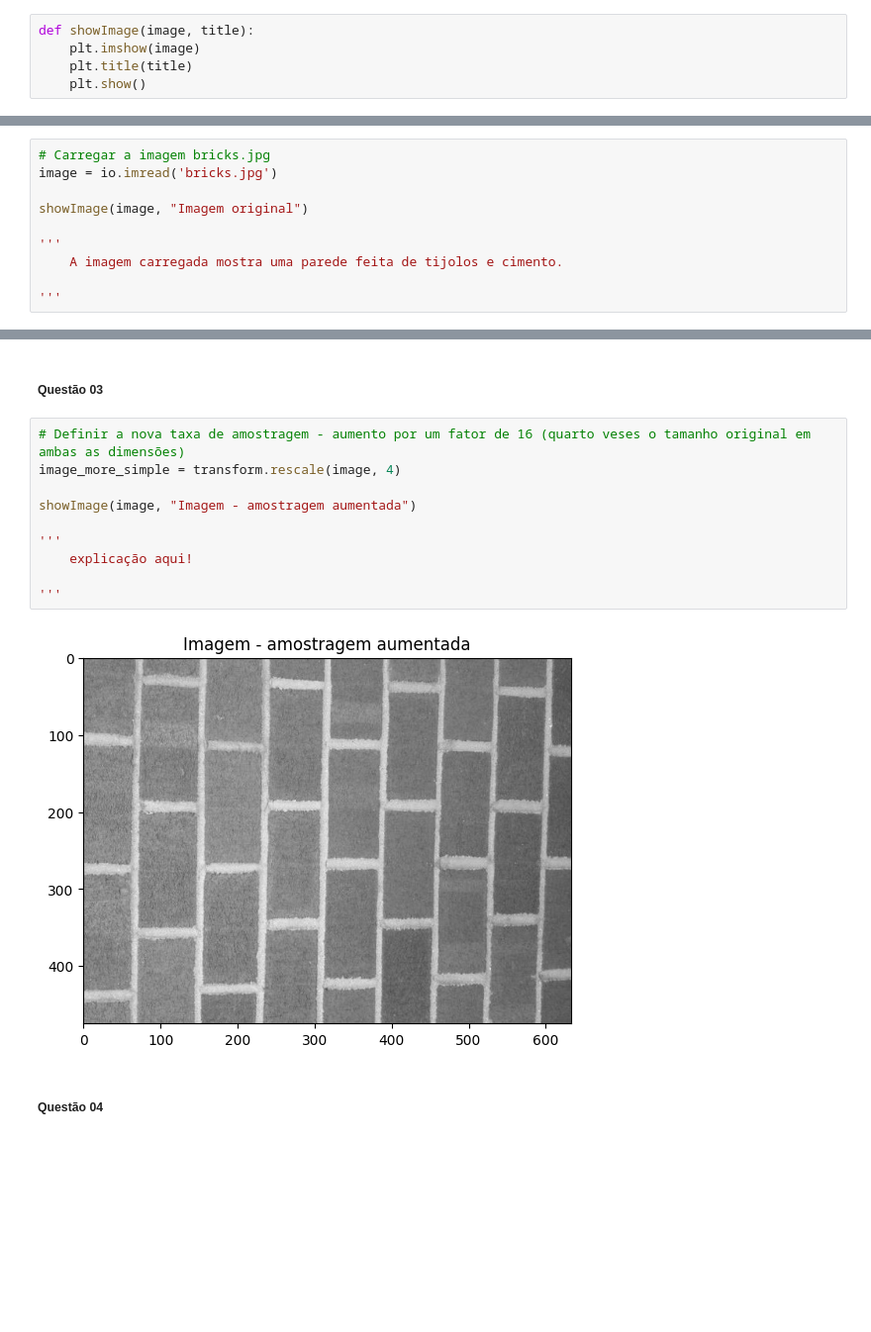
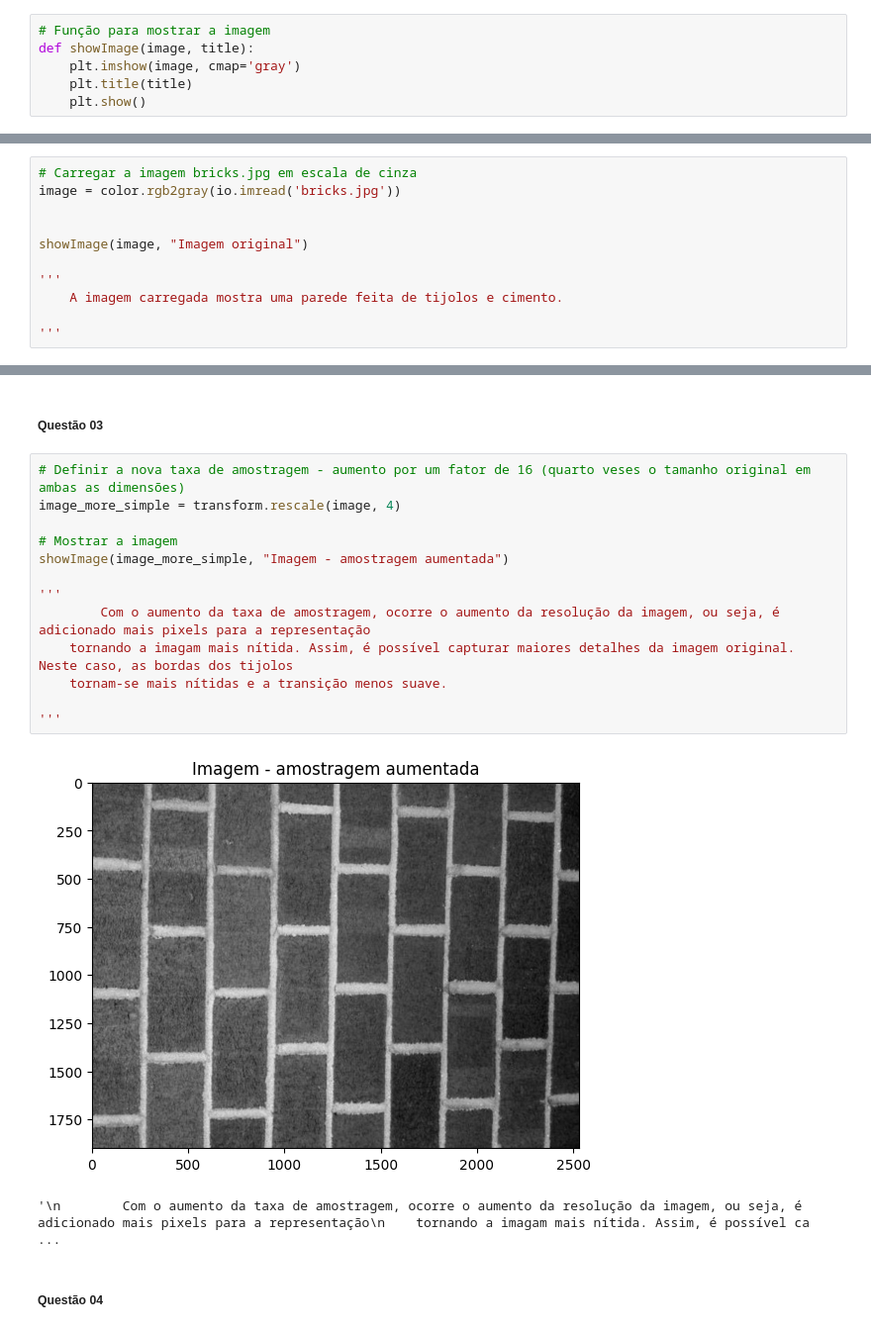
Before and after one commit to JonasFortes12/Image-Processing, a Jupyter notebook: imageProcessing.ipynb, the cells around one changed output, grey strips where cells are left out. Shown at 99% size. Saved outputs shown, nothing was run; the diff lists cells and outputs as text; blank space fills up the shorter version.

```diff
--- a/imageProcessing.ipynb
+++ b/imageProcessing.ipynb
@@ -5,8 +5,9 @@ import matplotlib.pyplot as plt
 import numpy as np
 from skimage import transform, data, io, color, img_as_ubyte
 # %%
+# Função para mostrar a imagem
 def showImage(image, title):
-    plt.imshow(image)
+    plt.imshow(image, cmap='gray')
     plt.title(title)
     plt.show()
 # %%
@@ -37,8 +101,9 @@ def low_pass(image, cutoff_radius):
 # %% [markdown]
 ##### Questão 01
 # %%
-# Carregar a imagem bricks.jpg
-image = io.imread('bricks.jpg')
+# Carregar a imagem bricks.jpg em escala de cinza
+image = color.rgb2gray(io.imread('bricks.jpg'))
+
 
 showImage(image, "Imagem original")
 
@@ -68,14 +138,18 @@ showImage(image, "Imagem - amostragem reduzida")
 # %%
 # Definir a nova taxa de amostragem - aumento por um fator de 16 (quarto veses o tamanho original em ambas as dimensões)
 image_more_simple = transform.rescale(image, 4)
 
-showImage(image, "Imagem - amostragem aumentada")
+# Mostrar a imagem
+showImage(image_more_simple, "Imagem - amostragem aumentada")
 
 '''
-    explicação aqui!
+        Com o aumento da taxa de amostragem, ocorre o aumento da resolução da imagem, ou seja, é adicionado mais pixels para a representação
+    tornando a imagam mais nítida. Assim, é possível capturar maiores detalhes da imagem original. Neste caso, as bordas dos tijolos
+    tornam-se mais nítidas e a transição menos suave.
 
 '''
 # %% [output]
-[figure, old version]
+[figure, new version]
+'\n        Com o aumento da taxa de amostragem, ocorre o aumento da resolução da imagem, ou seja, é adicionado mais pixels para a representação\n    tornando a imagam mais nítida. Assim, é possível ca ...
 # %% [markdown]
 ##### Questão 04
```
Also changed, not shown: parts of 17 cells of this notebook.
